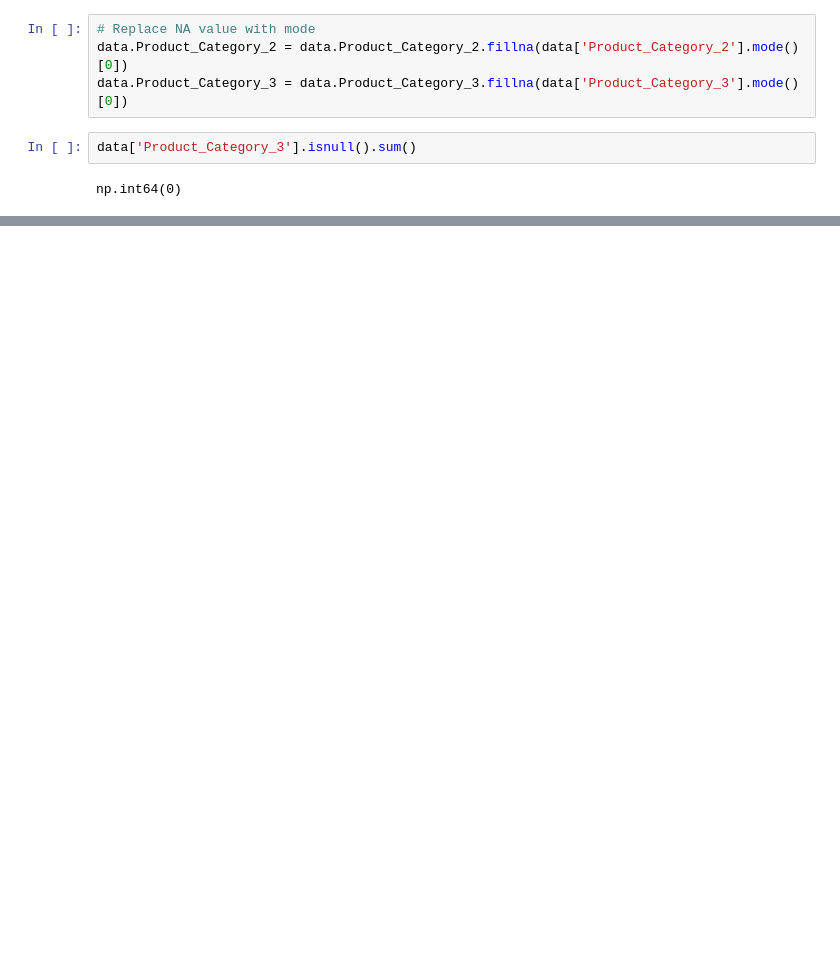
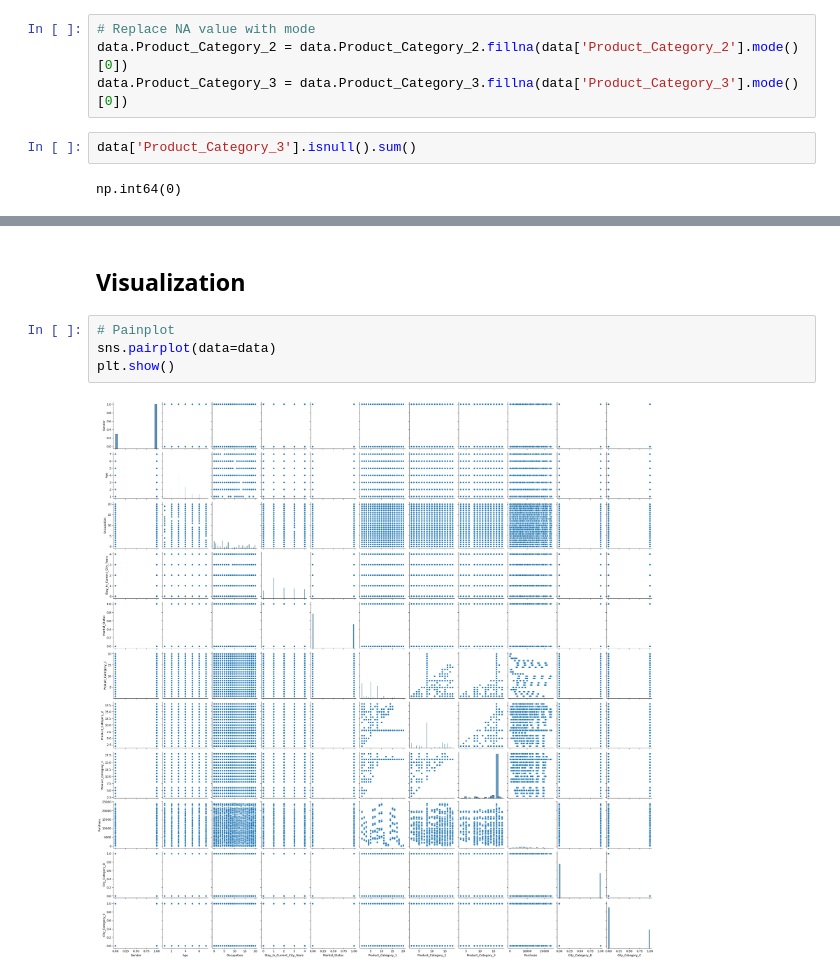
Before and after one commit to Somesh-Salunkhe/EDA_Black_Friday_Dataset, a Jupyter notebook: Exploratory_data_analysis.ipynb, the cells around one changed output, grey strips where cells are left out. Drawn from its saved outputs; the diff is of its cells as text; blank space fills up the shorter version.

Commit message:
Visualization and Feature Scaling

```diff
--- a/Exploratory_data_analysis.ipynb
+++ b/Exploratory_data_analysis.ipynb
@@ -306,0 +329,8 @@ data.head()
+# %% [markdown]
+## Visualization
+# %%
+# Painplot
+sns.pairplot(data=data)
+plt.show()
+# %% [output]
+[figure, added]
```
Also changed, not shown: parts of 25 cells of this notebook.
